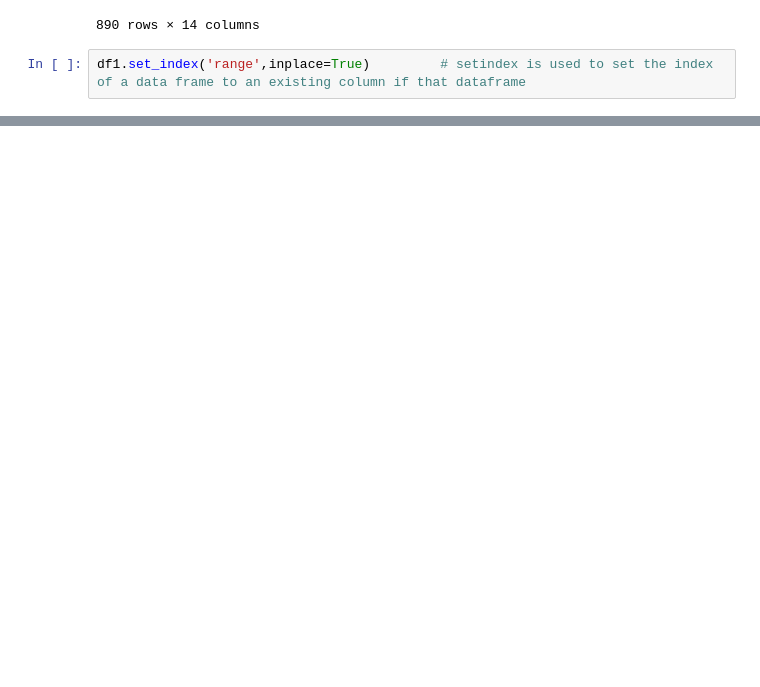
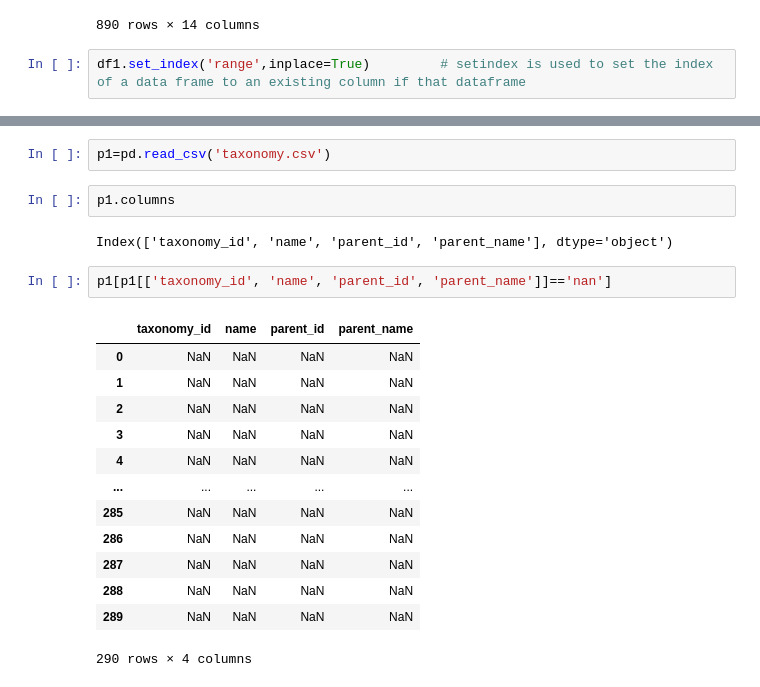
Before and after one commit to interrupted-dev/alpha, a Jupyter notebook: Pandas.ipynb, the cells around one changed output, grey strips where cells are left out. Saved outputs shown, nothing was run; the diff lists cells and outputs as text; blank space fills up the shorter version.

```diff
--- a/Pandas.ipynb
+++ b/Pandas.ipynb
@@ -1199,0 +1251,22 @@ df1[0:10]
+# %%
+p1=pd.read_csv('taxonomy.csv')
+# %%
+p1.columns
+# %% [output]
+Index(['taxonomy_id', 'name', 'parent_id', 'parent_name'], dtype='object')
+# %%
+p1[p1[['taxonomy_id', 'name', 'parent_id', 'parent_name']]=='nan']
+# %% [output]
+|  | taxonomy_id | name | parent_id | parent_name |
+| 0 | NaN | NaN | NaN | NaN |
+| 1 | NaN | NaN | NaN | NaN |
+| 2 | NaN | NaN | NaN | NaN |
+| 3 | NaN | NaN | NaN | NaN |
+| 4 | NaN | NaN | NaN | NaN |
+| ... | ... | ... | ... | ... |
+| 285 | NaN | NaN | NaN | NaN |
+| 286 | NaN | NaN | NaN | NaN |
+| 287 | NaN | NaN | NaN | NaN |
+| 288 | NaN | NaN | NaN | NaN |
+| 289 | NaN | NaN | NaN | NaN |
+290 rows × 4 columns
```
Also changed, not shown: parts of 15 cells of this notebook, 1 other file.
